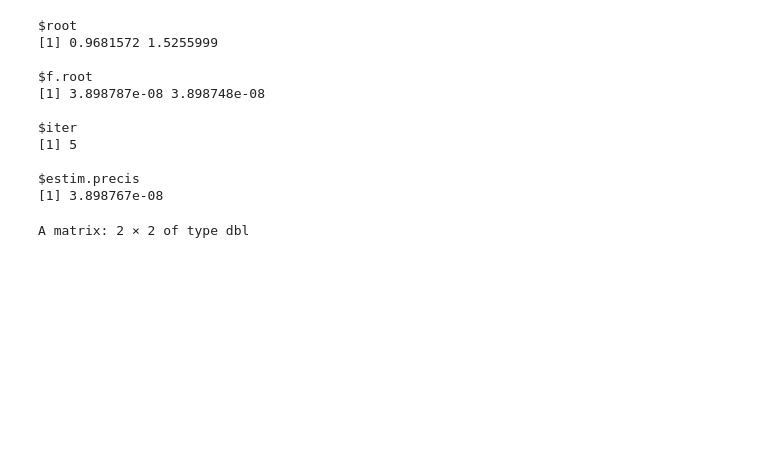
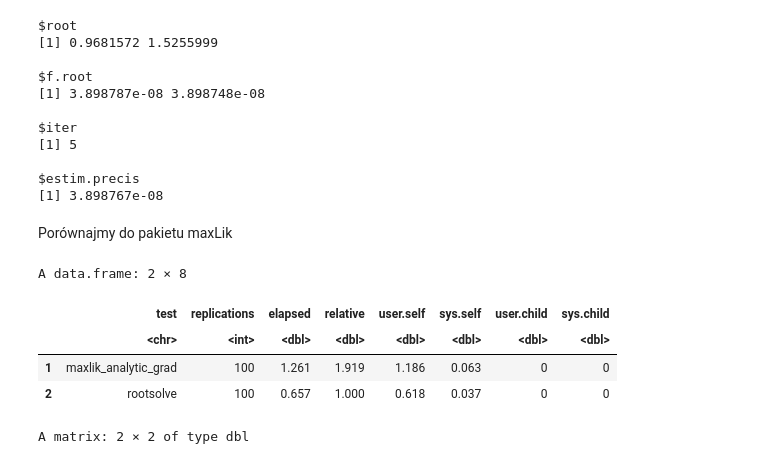
Before and after one commit to DepartmentOfStatisticsPUE/bi-2021, a Jupyter notebook: materials/3_mle_optimization.ipynb, the cells around one changed output. Cells and saved outputs as stored; diff of their text form; code cells hidden in the pictures; blank space fills up the shorter version.

```diff
--- a/materials/3_mle_optimization.ipynb
+++ b/materials/3_mle_optimization.ipynb
@@ -463,6 +495,17 @@ $iter
 
 $estim.precis
 [1] 3.898767e-08
+# %% [markdown]
+Porównajmy do pakietu maxLik
+# %%
+benchmark(maxlik_analytic_grad = maxLik(logLik = ll, grad =  ll_grad, hess = ll_hess, start = c(1,1), z = z, X = X, method = "NR"),
+          rootsolve = multiroot(ll_grad, start = c(1,1), z = z, X = X))
+# %% [output]
+A data.frame: 2 × 8
+|  | test | replications | elapsed | relative | user.self | sys.self | user.child | sys.child |
+|  | <chr> | <int> | <dbl> | <dbl> | <dbl> | <dbl> | <dbl> | <dbl> |
+| 1 | maxlik_analytic_grad | 100 | 1.261 | 1.919 | 1.186 | 0.063 | 0 | 0 |
+| 2 | rootsolve | 100 | 0.657 | 1.000 | 0.618 | 0.037 | 0 | 0 |
 # %%
 solve_grad <- rootSolve::gradient(ll_grad, solve_root$root, z = z, X = X)
 solve_grad
```
Also changed, not shown: parts of 10 cells of this notebook.
